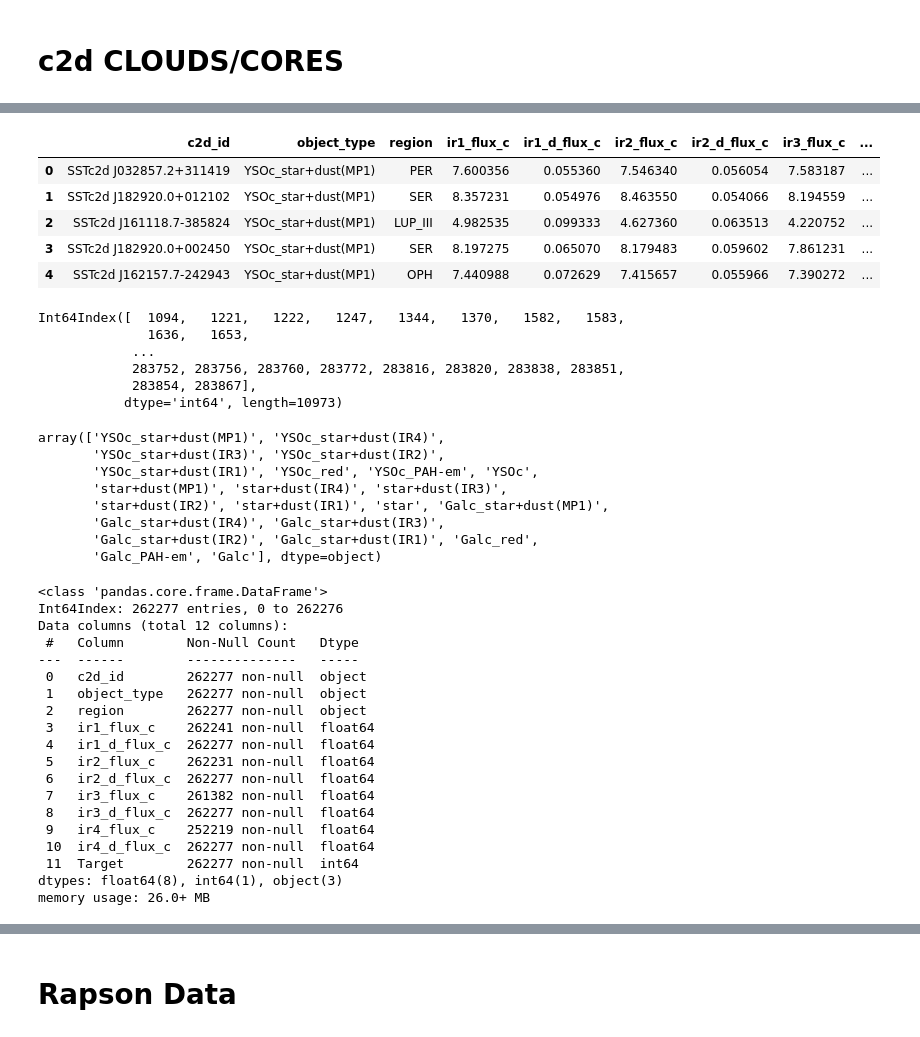
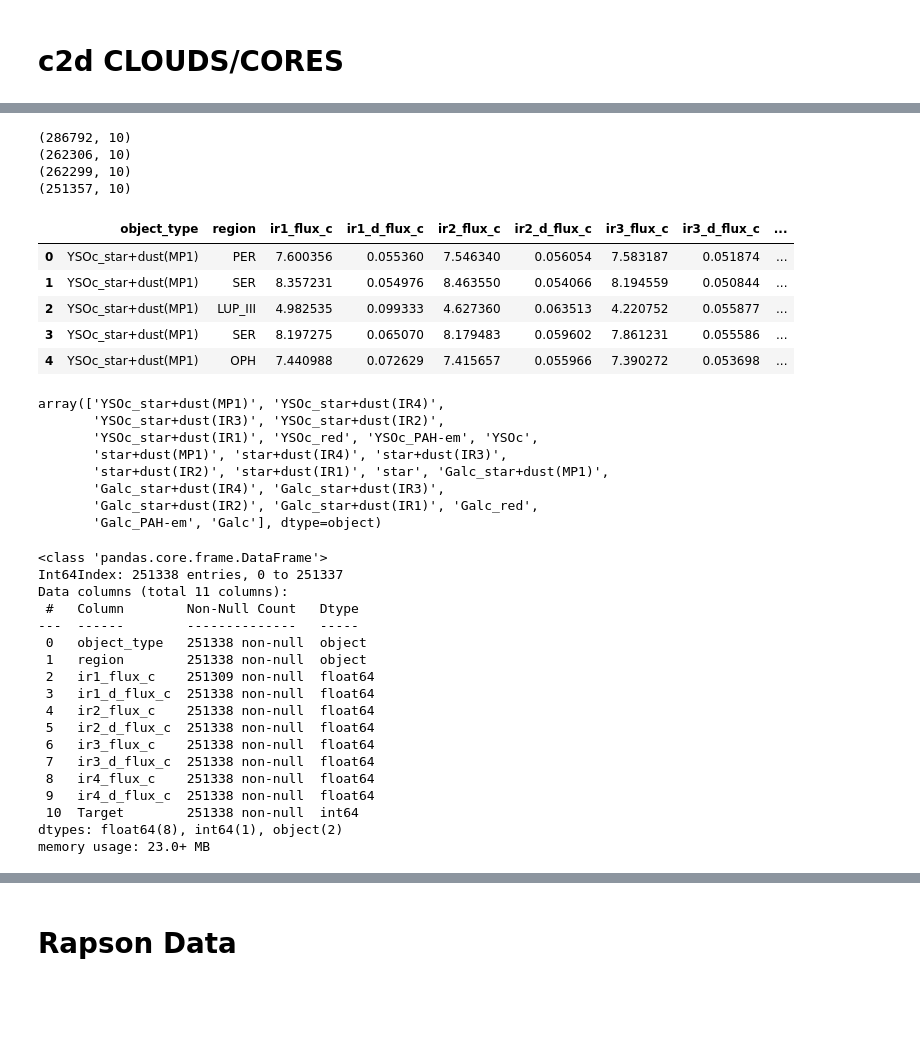
Before and after one commit to bcrompvoets/Random, a Jupyter notebook: Phase_3_1__IRAC_Only_Classification/Notebooks/Data_Preparation.ipynb, the cells around one changed output, grey strips where cells are left out. Cells and saved outputs as stored; diff of their text form; code cells hidden in the pictures; blank space fills up the shorter version.

```diff
--- a/Phase_3_1__IRAC_Only_Classification/Notebooks/Data_Preparation.ipynb
+++ b/Phase_3_1__IRAC_Only_Classification/Notebooks/Data_Preparation.ipynb
@@ -34,40 +44,36 @@ c2d.head()
 # %%
-c2d_IRAC = c2d[["c2d_id","object_type","region","ir1_flux_c","ir1_d_flux_c","ir2_flux_c","ir2_d_flux_c","ir3_flux_c","ir3_d_flux_c","ir4_flux_c","ir4_d_flux_c"]]
+c2d_IRAC = c2d[["object_type","region","ir1_flux_c","ir1_d_flux_c","ir2_flux_c","ir2_d_flux_c","ir3_flux_c","ir3_d_flux_c","ir4_flux_c","ir4_d_flux_c"]]
+print(c2d_IRAC.shape)
 c2d_IRAC = c2d_IRAC[~c2d_IRAC["ir1_d_flux_c"].isna() & ~c2d_IRAC["ir2_flux_c"].isna() & ~c2d_IRAC["ir3_flux_c"].isna() & ~c2d_IRAC["ir4_flux_c"].isna()]
-neg_ind = c2d_IRAC[["ir1_flux_c","ir1_d_flux_c","ir2_flux_c","ir2_d_flux_c","ir3_flux_c","ir3_d_flux_c","ir4_flux_c","ir4_d_flux_c"]].index[(c2d_IRAC[\
-    ["ir1_flux_c","ir1_d_flux_c","ir2_flux_c","ir2_d_flux_c","ir3_flux_c","ir3_d_flux_c","ir4_flux_c","ir4_d_flux_c"]].values<0).any(1)]
-c2d_IRAC.drop(neg_ind)
-
+print(c2d_IRAC.shape)
 # Load in magnitude data
 # Access data by band instead of object
 c2d_IRAC_fluxes = c2d_IRAC[["ir1_flux_c","ir1_d_flux_c","ir2_flux_c","ir2_d_flux_c","ir3_flux_c","ir3_d_flux_c","ir4_flux_c","ir4_d_flux_c"]].values.astype(float).transpose()
 band_names = ["ir1_flux_c","ir1_d_flux_c","ir2_flux_c","ir2_d_flux_c","ir3_flux_c","ir3_d_flux_c","ir4_flux_c","ir4_d_flux_c"]
 # Convert magnitudes to flux
 for i, F_0 in enumerate([277.500, 277.500, 179.500, 179.500, 116.600, 116.600, 63.100, 63.100]):
     if i%2==0:
         c2d_IRAC[band_names[i]] = mJy_to_mag(c2d_IRAC_fluxes[i],F_0) # Convert fluxes in a column to mags
     else:
         c2d_IRAC[band_names[i]] = e_mJy_to_mag(c2d_IRAC_fluxes[i],c2d_IRAC_fluxes[i-1]) # Convert errors in a column to mag
 inf_ind_2 = c2d_IRAC[["ir1_flux_c","ir1_d_flux_c","ir2_flux_c","ir2_d_flux_c","ir3_flux_c","ir3_d_flux_c","ir4_flux_c","ir4_d_flux_c"]].index[np.isinf(c2d_IRAC[["ir1_flux_c","ir1_d_flux_c","ir2_flux_c","ir2_d_flux_c","ir3_flux_c","ir3_d_flux_c","ir4_flux_c","ir4_d_flux_c"]]).any(1)]
-c2d_IRAC = c2d_IRAC.drop(inf_ind_2)
+c2d_IRAC = c2d_IRAC.drop(index = inf_ind_2)
+print(c2d_IRAC.shape)
+c2d_IRAC = c2d_IRAC[~c2d_IRAC["ir1_d_flux_c"].isna() & ~c2d_IRAC["ir2_flux_c"].isna() & ~c2d_IRAC["ir3_flux_c"].isna() & ~c2d_IRAC["ir4_flux_c"].isna()]
 
+print(c2d_IRAC.shape)
 c2d_IRAC.head()
 # %% [output]
+(286792, 10)
+(262306, 10)
+(262299, 10)
+(251357, 10)
-|  | c2d_id | object_type | region | ir1_flux_c | ir1_d_flux_c | ir2_flux_c | ir2_d_flux_c | ir3_flux_c | ... |
-| 0 | SSTc2d J032857.2+311419 | YSOc_star+dust(MP1) | PER | 7.600356 | 0.055360 | 7.546340 | 0.056054 | 7.583187 | ... |
-| 1 | SSTc2d J182920.0+012102 | YSOc_star+dust(MP1) | SER | 8.357231 | 0.054976 | 8.463550 | 0.054066 | 8.194559 | ... |
-| 2 | SSTc2d J161118.7-385824 | YSOc_star+dust(MP1) | LUP_III | 4.982535 | 0.099333 | 4.627360 | 0.063513 | 4.220752 | ... |
-| 3 | SSTc2d J182920.0+002450 | YSOc_star+dust(MP1) | SER | 8.197275 | 0.065070 | 8.179483 | 0.059602 | 7.861231 | ... |
-| 4 | SSTc2d J162157.7-242943 | YSOc_star+dust(MP1) | OPH | 7.440988 | 0.072629 | 7.415657 | 0.055966 | 7.390272 | ... |
+|  | object_type | region | ir1_flux_c | ir1_d_flux_c | ir2_flux_c | ir2_d_flux_c | ir3_flux_c | ir3_d_flux_c | ... |
+| 0 | YSOc_star+dust(MP1) | PER | 7.600356 | 0.055360 | 7.546340 | 0.056054 | 7.583187 | 0.051874 | ... |
+| 1 | YSOc_star+dust(MP1) | SER | 8.357231 | 0.054976 | 8.463550 | 0.054066 | 8.194559 | 0.050844 | ... |
+| 2 | YSOc_star+dust(MP1) | LUP_III | 4.982535 | 0.099333 | 4.627360 | 0.063513 | 4.220752 | 0.055877 | ... |
+| 3 | YSOc_star+dust(MP1) | SER | 8.197275 | 0.065070 | 8.179483 | 0.059602 | 7.861231 | 0.055586 | ... |
+| 4 | YSOc_star+dust(MP1) | OPH | 7.440988 | 0.072629 | 7.415657 | 0.055966 | 7.390272 | 0.053698 | ... |
-# %%
-neg_ind
-# %% [output]
-Int64Index([  1094,   1221,   1222,   1247,   1344,   1370,   1582,   1583,
-              1636,   1653,
-            ...
-            283752, 283756, 283760, 283772, 283816, 283820, 283838, 283851,
-            283854, 283867],
-           dtype='int64', length=10973)
 # %%
 pd.unique(c2d_IRAC["object_type"])
 # %% [output]
@@ -114,24 +120,23 @@ c2d_IRAC_NEW = pd.merge_ordered(c2d_IRAC_1,c2d_ST)
 c2d_IRAC_NEW.info()
 # %% [output]
 <class 'pandas.core.frame.DataFrame'>
-Int64Index: 262277 entries, 0 to 262276
-Data columns (total 12 columns):
+Int64Index: 251338 entries, 0 to 251337
+Data columns (total 11 columns):
  #   Column        Non-Null Count   Dtype
 ---  ------        --------------   -----
- 0   c2d_id        262277 non-null  object
- 1   object_type   262277 non-null  object
- 2   region        262277 non-null  object
- 3   ir1_flux_c    262241 non-null  float64
- 4   ir1_d_flux_c  262277 non-null  float64
- 5   ir2_flux_c    262231 non-null  float64
- 6   ir2_d_flux_c  262277 non-null  float64
- 7   ir3_flux_c    261382 non-null  float64
- 8   ir3_d_flux_c  262277 non-null  float64
- 9   ir4_flux_c    252219 non-null  float64
- 10  ir4_d_flux_c  262277 non-null  float64
- 11  Target        262277 non-null  int64
-dtypes: float64(8), int64(1), object(3)
-memory usage: 26.0+ MB
+ 0   object_type   251338 non-null  object
+ 1   region        251338 non-null  object
+ 2   ir1_flux_c    251309 non-null  float64
+ 3   ir1_d_flux_c  251338 non-null  float64
+ 4   ir2_flux_c    251338 non-null  float64
+ 5   ir2_d_flux_c  251338 non-null  float64
+ 6   ir3_flux_c    251338 non-null  float64
+ 7   ir3_d_flux_c  251338 non-null  float64
+ 8   ir4_flux_c    251338 non-null  float64
+ 9   ir4_d_flux_c  251338 non-null  float64
+ 10  Target        251338 non-null  int64
+dtypes: float64(8), int64(1), object(2)
+memory usage: 23.0+ MB
 # %%
 print(f"YSO shape: {c2d_YSO.shape}")
 print(f"EG shape: {c2d_EG.shape}")
```
Also changed, not shown: parts of 5 cells of this notebook, 15 other files.
